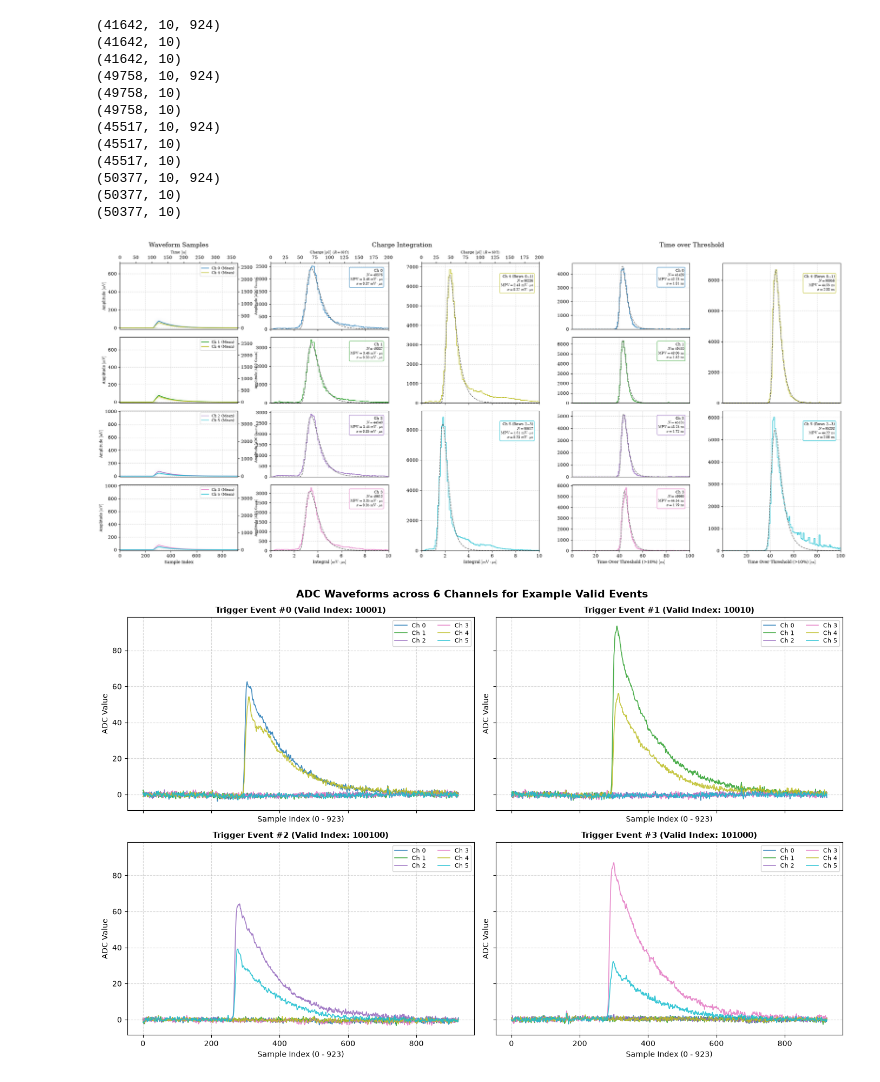
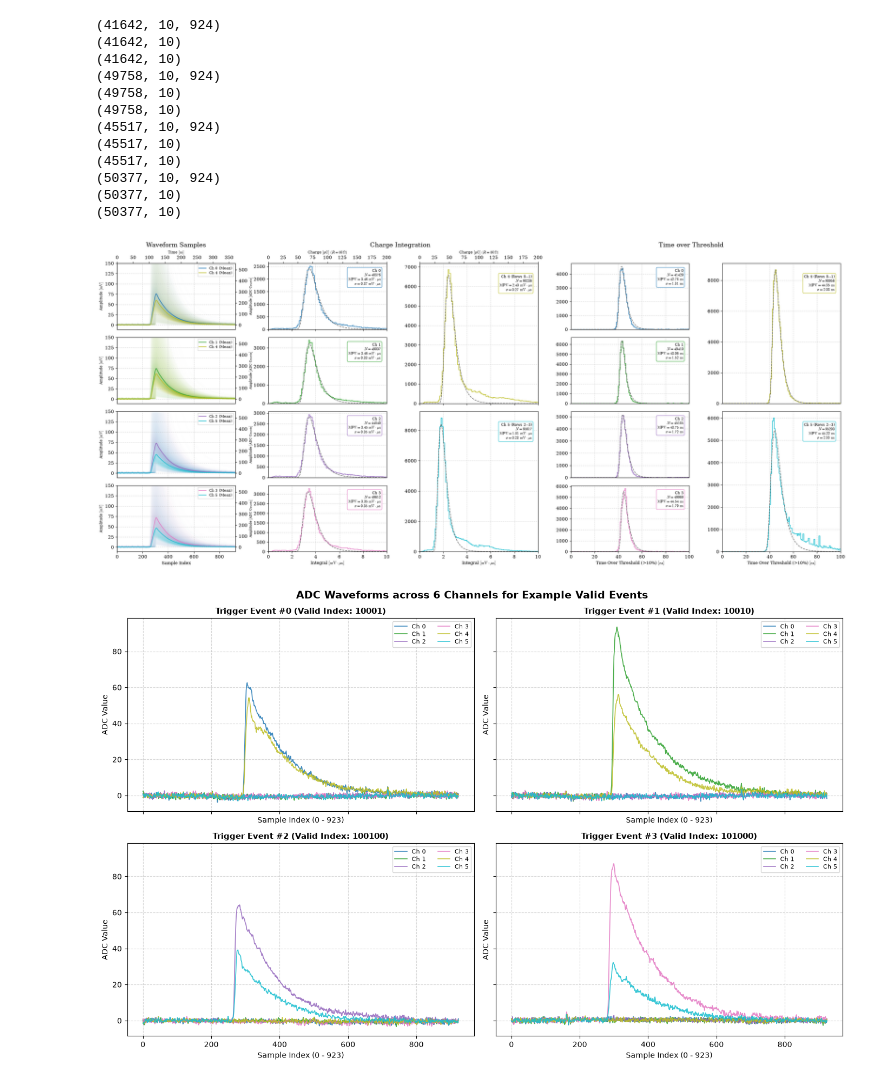
Before and after one commit to Dawson-HEP/scintillating_chamber, a Jupyter notebook: data_analysis/frequency_distribution/radecs/frequency_graphs.ipynb, the cells around one changed output. Cells and saved outputs as stored; diff of their text form; code cells hidden in the pictures.

```diff
--- a/data_analysis/frequency_distribution/radecs/frequency_graphs.ipynb
+++ b/data_analysis/frequency_distribution/radecs/frequency_graphs.ipynb
@@ -628,6 +628,8 @@ IMPEDANCE = 50.0                       # Ohms (standard signal termination)
 X_BOUNDS_WAVE_SAMPLES = (0, 924)       # Sample Index range
 X_BOUNDS_INT_CHARGE_MV_US = (0, 10)    # Integral bounds in [mV * us]
 X_BOUNDS_TOT_SAMPLES = (0, 250)        # Raw ToT bounds in samples
+
+Y_BOUND_WAVE_SAMPLES = 150
 
 # Converted bounds for waveforms and ToT
 X_BOUNDS_WAVE_NS = (X_BOUNDS_WAVE_SAMPLES[0] * TIME_PER_SAMPLE, X_BOUNDS_WAVE_SAMPLES[1] * TIME_PER_SAMPLE)
@@ -658,37 +660,47 @@ def create_channel_cmap(color_rgb):
         'red':   ((0.0, r, r), (1.0, r, r)),
         'green': ((0.0, g, g), (1.0, g, g)),
         'blue':  ((0.0, b, b), (1.0, b, b)),
-        'alpha': ((0.0, 0.0, 0.0), (1.0, 0.75, 0.75))  # Smooth alpha gradient up to 75% max opacity
+        'alpha': ((0.0, 0.0, 0.0), (1.0, 0.9, 0.9))  # Higher max alpha for boosted visibility
     }
     return LinearSegmentedColormap('channel_alpha_cmap', cdict)
 
 
-def plot_waveform_density_heatmap(ax, wave_data_ch, color_rgb, x_bounds):
-    """Computes and overlays a 2D histogram heatmap of all sample points for a channel."""
+def plot_waveform_density_heatmap(ax, wave_data_ch, color_rgb, x_bounds, y_bounds=(0, 200), gamma=0.35):
+    """Computes and overlays a 2D histogram heatmap up to 200 mV with gamma scaling."""
     n_events, n_samples = wave_data_ch.shape
     sample_indices = np.tile(np.arange(n_samples), n_events)
     amplitudes = wave_data_ch.ravel()
 
-    # Define 2D histogram bins
+    # Define 2D histogram bins constrained to y_bounds (0 to 200 mV)
     x_bins = np.linspace(x_bounds[0], x_bounds[1], n_samples + 1)
-    y_min, y_max = np.min(amplitudes), np.max(amplitudes)
-    y_bins = np.linspace(y_min, y_max, 150)
+    y_bins = np.linspace(y_bounds[0], y_bounds[1], 150)
 
-    # Compute density
-    H, xedges, yedges = np.histogram2d(sample_indices, amplitudes, bins=[x_bins, y_bins])
+    # Compute density within range
+    H, xedges, yedges = np.histogram2d(
+        sample_indices, amplitudes, bins=[x_bins, y_bins], range=[x_bounds, y_bounds]
+    )
     H = H.T  # Transpose for imshow coordinate mapping
 
-    # Plot using a custom alpha-gradient colormap
+    max_count = np.max(H)
+    if max_count > 0:
+        H_norm = H / max_count
+        H_boosted = np.power(H_norm, gamma)
+    else:
+        H_boosted = H
+
     cmap = create_channel_cmap(color_rgb)
-    ax.imshow(
-        H,
+    im = ax.imshow(
+        H_boosted,
         extent=[xedges[0], xedges[-1], yedges[0], yedges[-1]],
         origin='lower',
         aspect='auto',
         cmap=cmap,
-        interpolation='gaussian',
-        zorder=1
+        # interpolation='gaussian',
+        zorder=1,
+        vmin=0, vmax=1.0
     )
+
+    return im, max_count
 
 
 def landau_func(x, amplitude, mpv, sigma):
@@ -813,6 +825,7 @@ for r in range(4):
 
     # Left Y-Axis: Amplitude in mV
     ax_wave[r].set_ylabel("Amplitude $[\\mathrm{mV}]$", fontsize=8)
+    ax_wave[r].set_ylim(top=Y_BOUND_WAVE_SAMPLES)
 
     # Right Y-Axis: Amplitude in ADC Counts
     ax_adc = ax_wave[r].twinx()
@@ -890,34 +903,34 @@ ax_pc_top_col2.set_xlabel("Charge $[\\mathrm{pC}]\\ (R = 50\\,\\Omega)$", fontsi
 # --- ToT Right (Col 4) ---
 plot_hist_with_landau_fit(
     ax_tot_right_top, tot_ch4_ns, x_range=X_BOUNDS_TOT_NS, num_bins=NUM_BINS_TOT,
     color=color_ch4, title=None, ch_label='4 (Rows 0--1)', show_xlabel=False, unit_str="\\mathrm{ns}"
 )
 plot_hist_with_landau_fit(
     ax_tot_right_bot, tot_ch5_ns, x_range=X_BOUNDS_TOT_NS, num_bins=NUM_BINS_TOT,
     color=color_ch5, title=None, ch_label='5 (Rows 2--3)', show_xlabel=True,
     xlabel="Time Over Threshold (>10%) $[\\mathrm{ns}]$", unit_str="\\mathrm{ns}"
 )
 
 
 # ===== 6. COLUMN HEADERS & FORMATTING =====
 # Super-Titles for Columns
 title_y = 0.93
 fig.text(0.115, title_y, "Waveform Samples", fontsize=14, ha='center', va='center')
 fig.text(0.40, title_y, "Charge Integration", fontsize=14, ha='center', va='center')
 fig.text(0.77, title_y, "Time over Threshold", fontsize=14, ha='center', va='center')
 
 # Grid lines
 all_axes = ax_wave + ax_int_left + ax_tot_left + [
     ax_int_right_top, ax_int_right_bot, ax_tot_right_top, ax_tot_right_bot
 ]
 for ax in all_axes:
     ax.grid(True, linestyle='--', alpha=0.5)
 
 fig.subplots_adjust(hspace=ROW_HSPACE, wspace=COL_WSPACE, top=0.88, bottom=0.08, left=0.04, right=0.96)
 plt.savefig('valid_data_latex_units.png', dpi=300)
 plt.show()
 # %% [output]
-[figure, old version]
+[figure, new version]
 # %%
 import matplotlib.pyplot as plt
 import numpy as np
```
Also changed, not shown: 1 other file.
